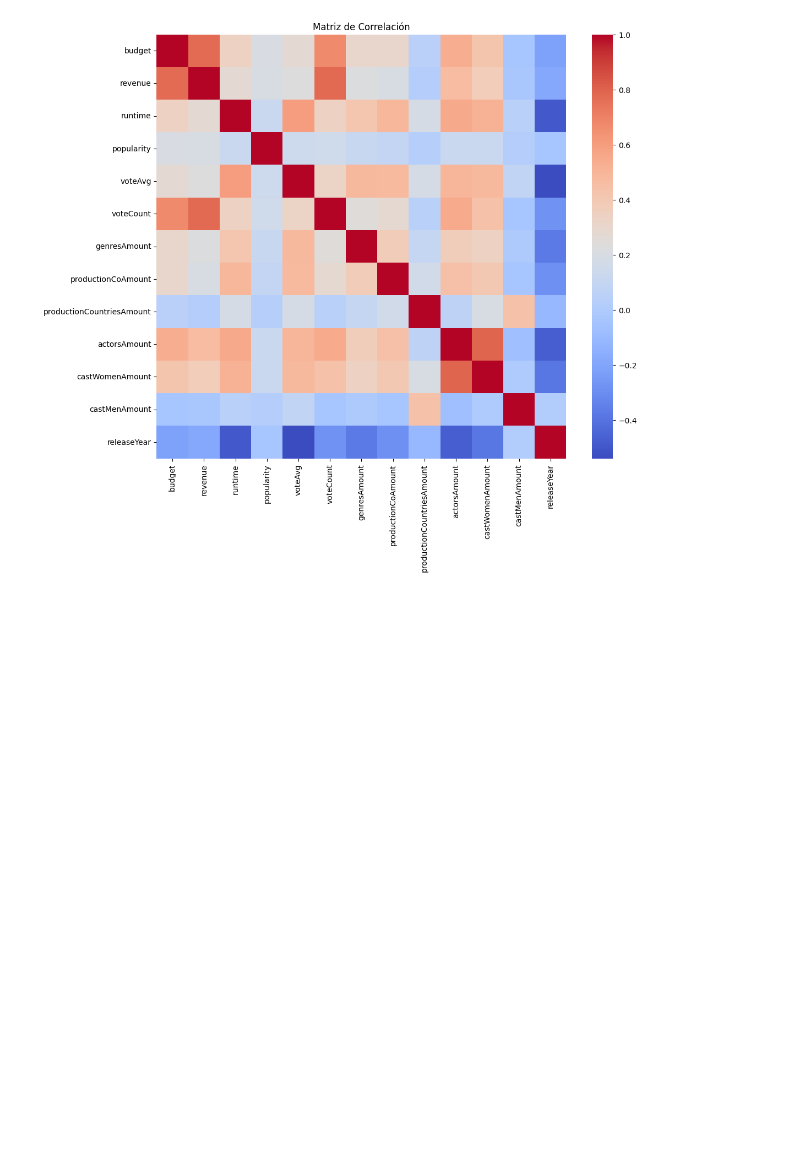
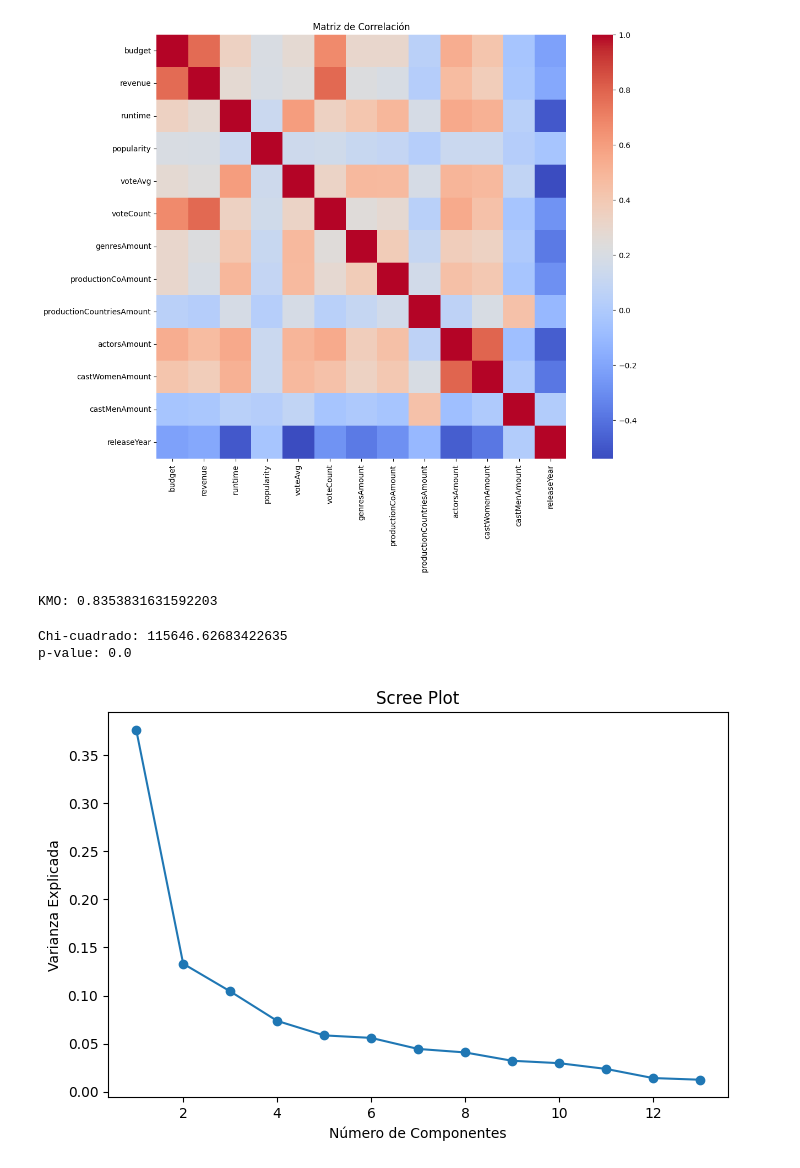
Before and after one commit to Ninaswiftie09/Mineria-de-Datos, a Jupyter notebook: pca.ipynb, the cells around one changed output. Drawn from its saved outputs; the diff is of its cells as text; code cells hidden in the pictures; blank space fills up the shorter version.

```diff
--- a/pca.ipynb
+++ b/pca.ipynb
@@ -89,3 +89,53 @@ plt.title("Matriz de Correlación")
 plt.show()
 # %% [output]
 [figure]
+# %%
+# ===============================
+# 6. PRUEBA KMO
+# ===============================
+
+kmo_all, kmo_model = calculate_kmo(df_num)
+print("KMO:", kmo_model)
+# %% [output]
+KMO: 0.8353831631592203
+# %%
+# ===============================
+# 7. TEST DE ESFERICIDAD DE BARTLETT
+# ===============================
+
+chi_square_value, p_value = calculate_bartlett_sphericity(df_num)
+
+print("Chi-cuadrado:", chi_square_value)
+print("p-value:", p_value)
+# %% [output]
+Chi-cuadrado: 115646.62683422635
+p-value: 0.0
+# %%
+# ===============================
+# 8. ESCALAMIENTO DE DATOS
+# ===============================
+
+scaler = StandardScaler()
+df_scaled = scaler.fit_transform(df_num)
+# %%
+# ===============================
+# 9. APLICACIÓN DEL PCA
+# ===============================
+
+pca = PCA()
+pca.fit(df_scaled)
+
+explained_variance = pca.explained_variance_ratio_
+# %%
+# ===============================
+# 10. SCREE PLOT
+# ===============================
+
+plt.figure(figsize=(8,5))
+plt.plot(range(1, len(explained_variance)+1), explained_variance, marker='o')
+plt.xlabel('Número de Componentes')
+plt.ylabel('Varianza Explicada')
+plt.title('Scree Plot')
+plt.show()
+# %% [output]
+[figure, added]
```
Also changed, not shown: parts of 4 cells of this notebook.
